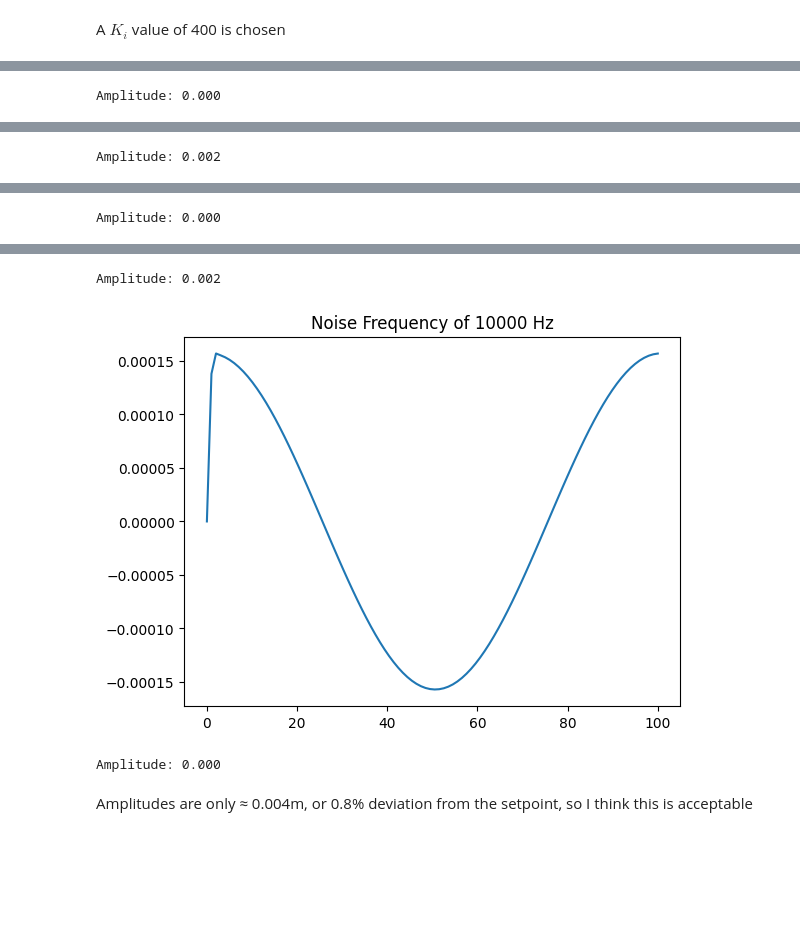
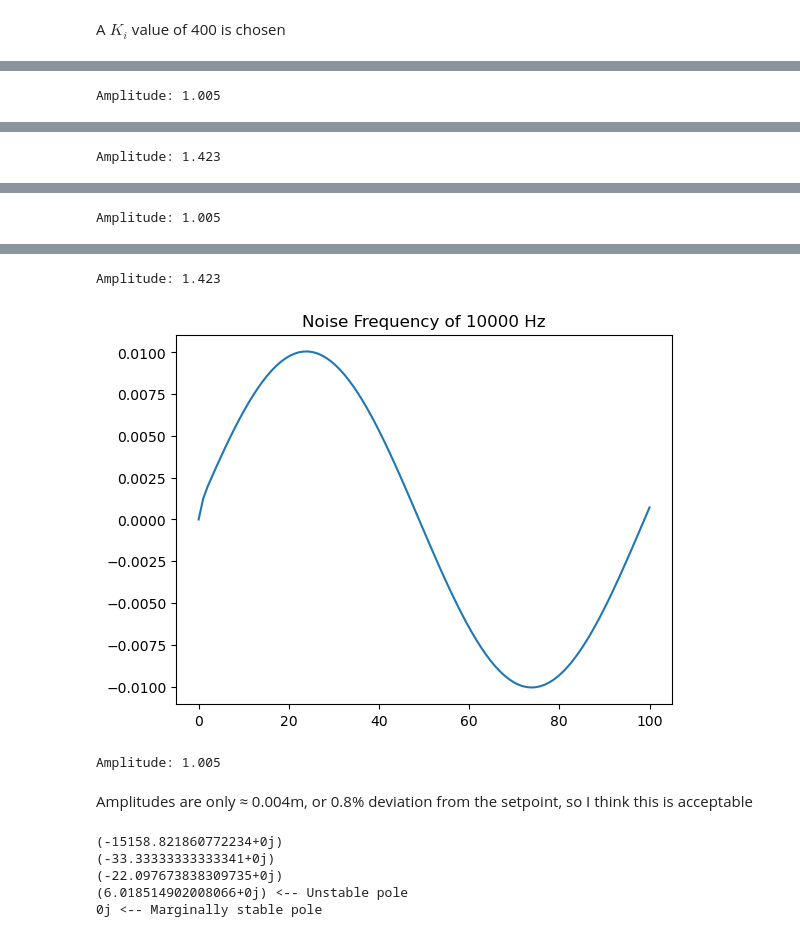
Before and after one commit to Klau05QUB/ELE2038-Coursework, a Jupyter notebook: PID_Controller.ipynb, the cells around one changed output, grey strips where cells are left out. Drawn from its saved outputs; the diff is of its cells as text; code cells hidden in the pictures; blank space fills up the shorter version.

```diff
--- a/PID_Controller.ipynb
+++ b/PID_Controller.ipynb
@@ -245,7 +253,7 @@ Kd = 20
 Ki = 400
 
 Gc = Kp + Ki/s + Kd*s
-Gload = ctrl.feedback(Gme, Gc*Gs)
+Gload = ctrl.feedback(Gme*Gc, Gs)
 
 time = np.linspace(0,100,100)
 
@@ -254,7 +262,7 @@ for i in range(5):
   F = np.sin(2*np.pi*freq * time)
 
   response = ctrl.forced_response(Gload, time, F)
-  plt.plot(response.time , (response.outputs))
+  plt.plot(response.time , (response.outputs*0.01))
   plt.title(f"Noise Frequency of {freq} Hz")
   plt.show()
 
@@ -264 +272 @@ for i in range(5):
-Amplitude: 0.000
+Amplitude: 1.005
@@ -266 +274 @@ Amplitude: 0.000
-Amplitude: 0.002
+Amplitude: 1.423
@@ -268 +276 @@ Amplitude: 0.002
-Amplitude: 0.000
+Amplitude: 1.005
@@ -270,5 +278,23 @@ Amplitude: 0.000
-Amplitude: 0.002
+Amplitude: 1.423
-[figure, old version]
+[figure, new version]
-Amplitude: 0.000
+Amplitude: 1.005
 # %% [markdown]
 Amplitudes are only ≈ 0.004m, or 0.8% deviation from the setpoint, so I think this is acceptable
+# %%
+G_open_loop_with_controller = Gme*Gc*Gs
+
+poles = ctrl.poles(G_open_loop_with_controller)
+
+for pole in poles:
+    if pole.real < 0:
+        print(pole)
+    elif pole.real == 0:
+        print(f"{pole} <-- Marginally stable pole")
+    else:
+        print(f"{pole} <-- Unstable pole")
+# %% [output]
+(-15158.821860772234+0j)
+(-33.33333333333341+0j)
+(-22.097673838309735+0j)
+(6.018514902008066+0j) <-- Unstable pole
+0j <-- Marginally stable pole
```
Also changed, not shown: parts of 7 cells of this notebook, 1 other file.
